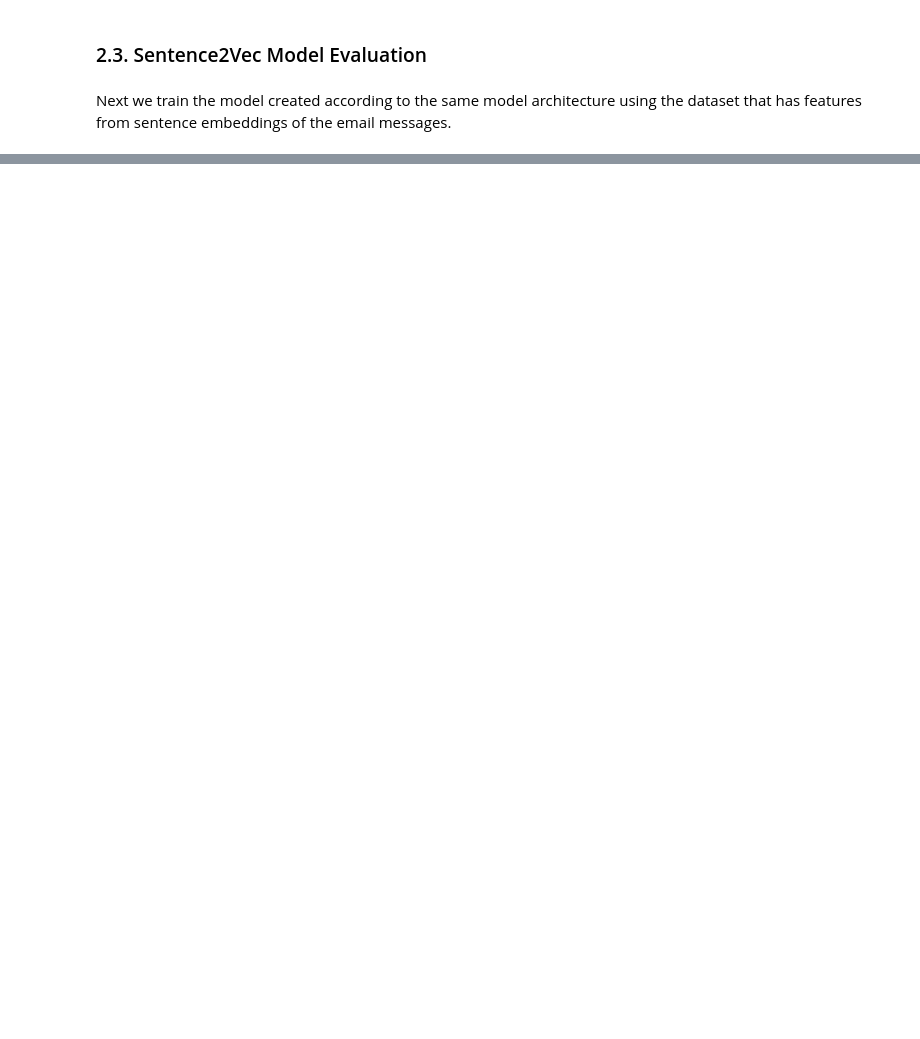
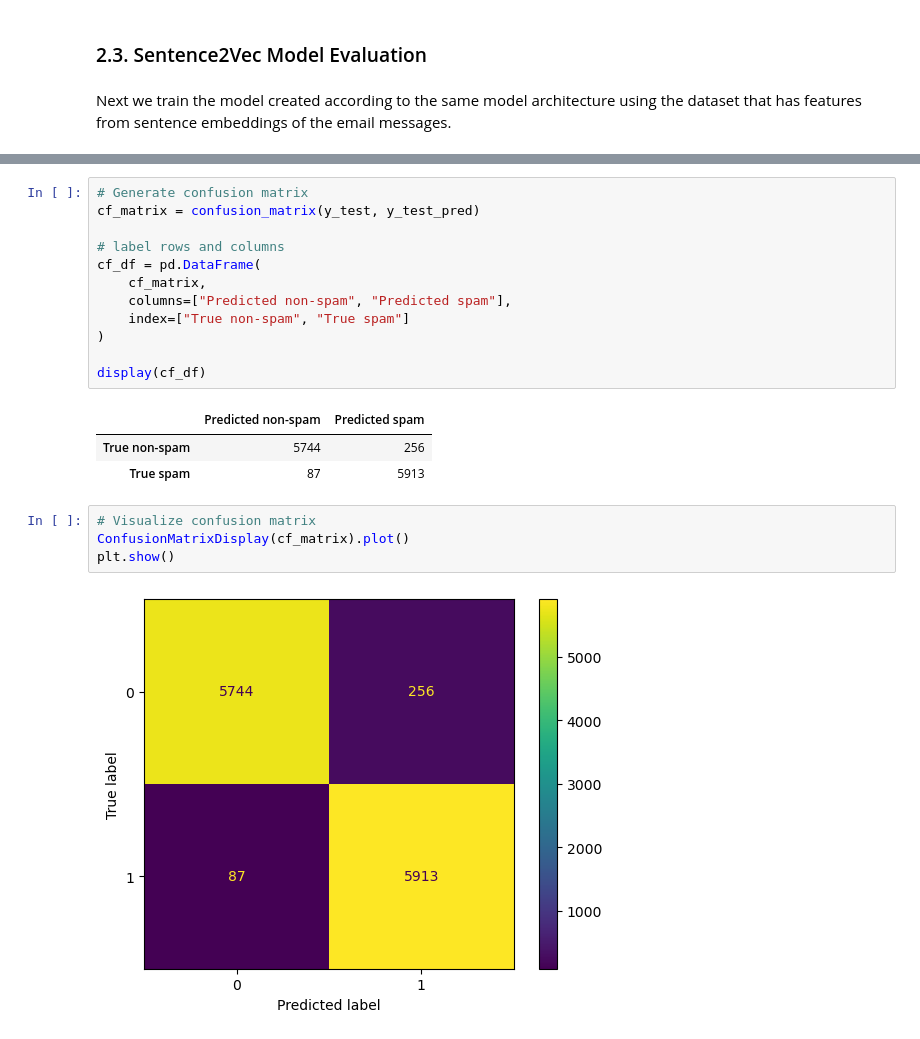
Before and after one commit to dfrancis-tech/email_spam, a Jupyter notebook: Neural_Networks.ipynb, the cells around one changed output, grey strips where cells are left out. Saved outputs shown, nothing was run; the diff lists cells and outputs as text; blank space fills up the shorter version.

```diff
--- a/Neural_Networks.ipynb
+++ b/Neural_Networks.ipynb
@@ -260,3 +280,25 @@ Classification Report for Test Data:
     accuracy                           0.97     12000
    macro avg       0.97      0.97      0.97     12000
 weighted avg       0.97      0.97      0.97     12000
+# %%
+# Generate confusion matrix
+cf_matrix = confusion_matrix(y_test, y_test_pred)
+
+# label rows and columns
+cf_df = pd.DataFrame(
+    cf_matrix,
+    columns=["Predicted non-spam", "Predicted spam"],
+    index=["True non-spam", "True spam"]
+)
+
+display(cf_df)
+# %% [output]
+|  | Predicted non-spam | Predicted spam |
+| True non-spam | 5744 | 256 |
+| True spam | 87 | 5913 |
+# %%
+# Visualize confusion matrix
+ConfusionMatrixDisplay(cf_matrix).plot()
+plt.show()
+# %% [output]
+[figure, added]
```
Also changed, not shown: parts of 12 cells of this notebook.
